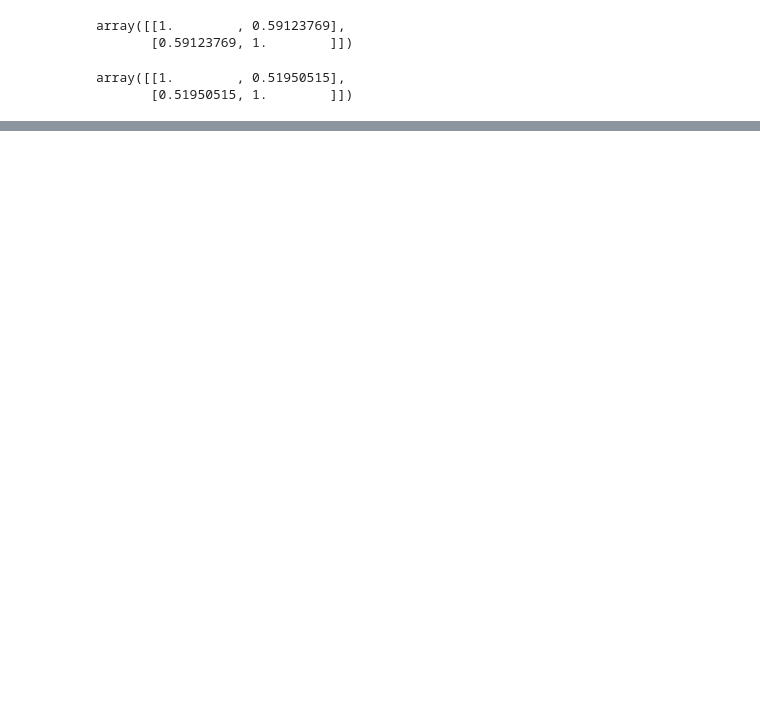
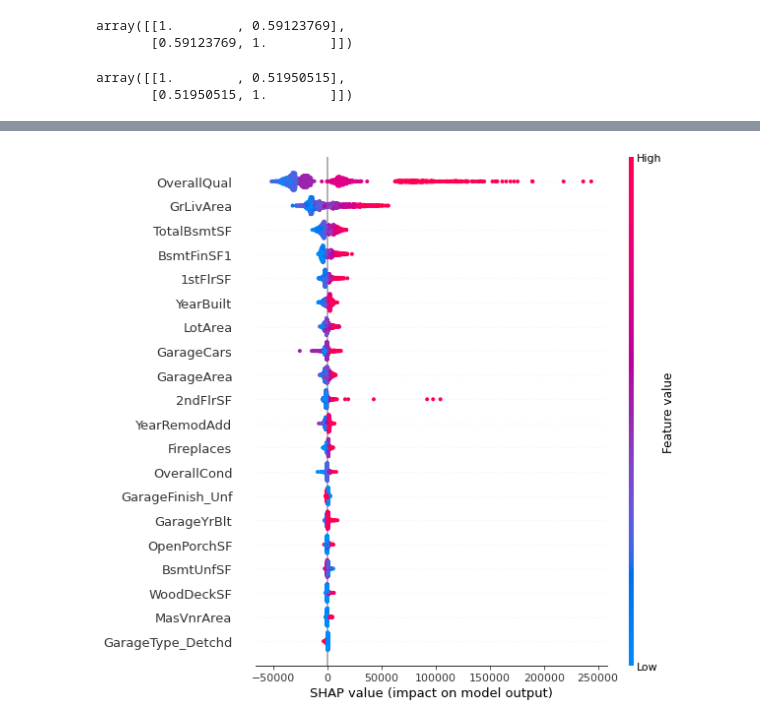
Before and after one commit to sperng/kaggle_house_prices, a Jupyter notebook: house_prices_competition.ipynb, the cells around one changed output, grey strips where cells are left out. Saved outputs shown, nothing was run; the diff lists cells and outputs as text; code cells hidden in the pictures; blank space fills up the shorter version.

```diff
--- a/house_prices_competition.ipynb
+++ b/house_prices_competition.ipynb
@@ -400,0 +472,4 @@ explainer = shap.TreeExplainer()
+# %%
+shap.summary_plot(shap_values, X)
+# %% [output]
+[figure, added]
```
Also changed, not shown: parts of 23 cells of this notebook.
